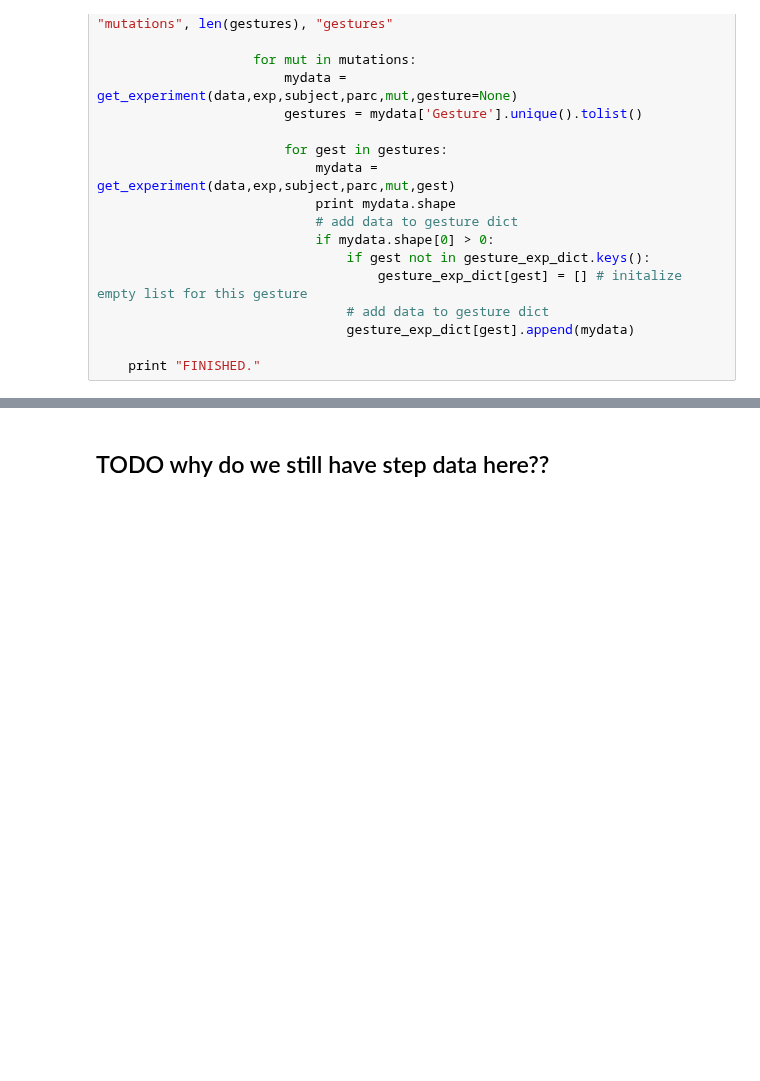
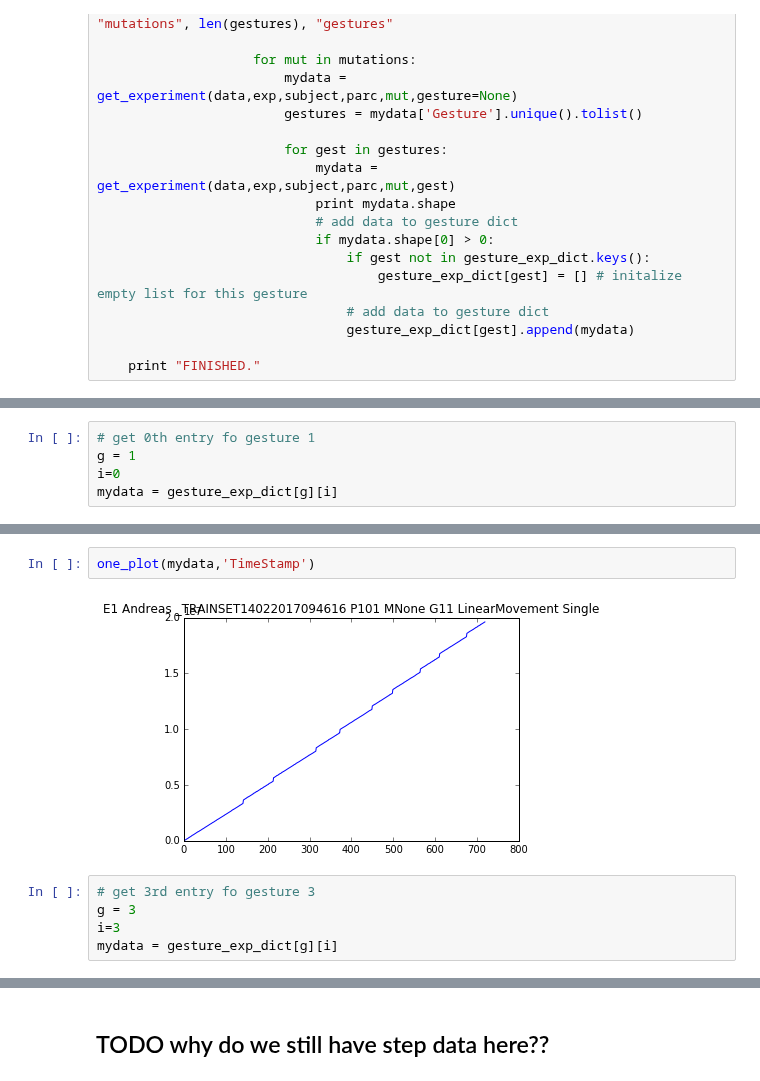
Before and after one commit to Make-O-Matic/MOM-Engine, a Jupyter notebook: data_preprocess_TU.ipynb, the cells around one changed output, grey strips where cells are left out. Cells and saved outputs as stored; diff of their text form; blank space fills up the shorter version.

```diff
--- a/data_preprocess_TU.ipynb
+++ b/data_preprocess_TU.ipynb
@@ -1199,0 +1346,5 @@ Total average data length (number of samples) of all gestures
+# %%
+# get 0th entry fo gesture 1
+g = 1
+i=0
+mydata = gesture_exp_dict[g][i]
@@ -1199,0 +1376,9 @@ Total average data length (number of samples) of all gestures
+# %%
+one_plot(mydata,'TimeStamp')
+# %% [output]
+[figure, added]
+# %%
+# get 3rd entry fo gesture 3
+g = 3
+i=3
+mydata = gesture_exp_dict[g][i]
```
Also changed, not shown: parts of 40 cells of this notebook.
